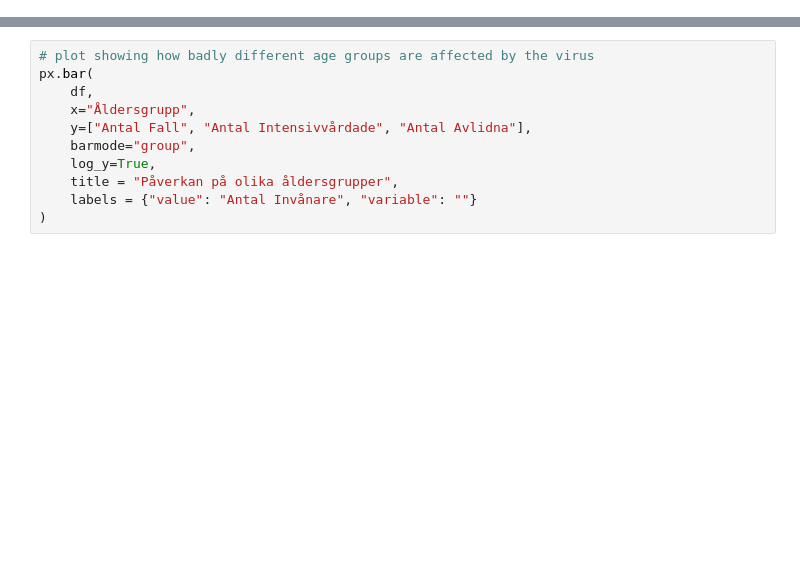
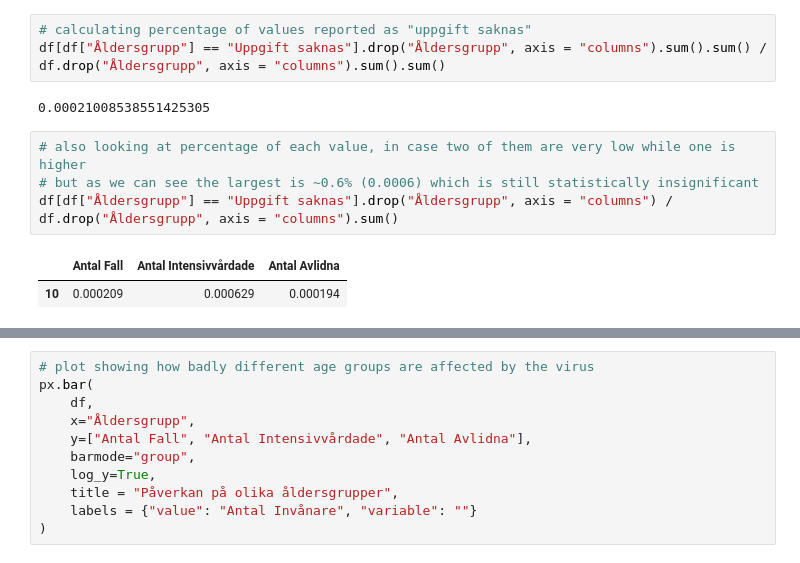
Before and after one commit to Andreas-Svensson/data_processing, a Jupyter notebook: Laboration_Covid19/E3_KPI_Effect_Age_Groups.ipynb, the cells around one changed output, grey strips where cells are left out. Saved outputs shown, nothing was run; the diff lists cells and outputs as text; blank space fills up the shorter version.

Commit message:
describing KPI, calculating statistical signif.

```diff
--- a/Laboration_Covid19/E3_KPI_Effect_Age_Groups.ipynb
+++ b/Laboration_Covid19/E3_KPI_Effect_Age_Groups.ipynb
@@ -18,0 +50,12 @@ df.head()
+# %%
+# calculating percentage of values reported as "uppgift saknas"
+df[df["Åldersgrupp"] == "Uppgift saknas"].drop("Åldersgrupp", axis = "columns").sum().sum() / df.drop("Åldersgrupp", axis = "columns").sum().sum()
+# %% [output]
+0.00021008538551425305
+# %%
+# also looking at percentage of each value, in case two of them are very low while one is higher
+# but as we can see the largest is ~0.6% (0.0006) which is still statistically insignificant
+df[df["Åldersgrupp"] == "Uppgift saknas"].drop("Åldersgrupp", axis = "columns") / df.drop("Åldersgrupp", axis = "columns").sum()
+# %% [output]
+|  | Antal Fall | Antal Intensivvårdade | Antal Avlidna |
+| 10 | 0.000209 | 0.000629 | 0.000194 |
```
Also changed, not shown: parts of 9 cells of this notebook.
